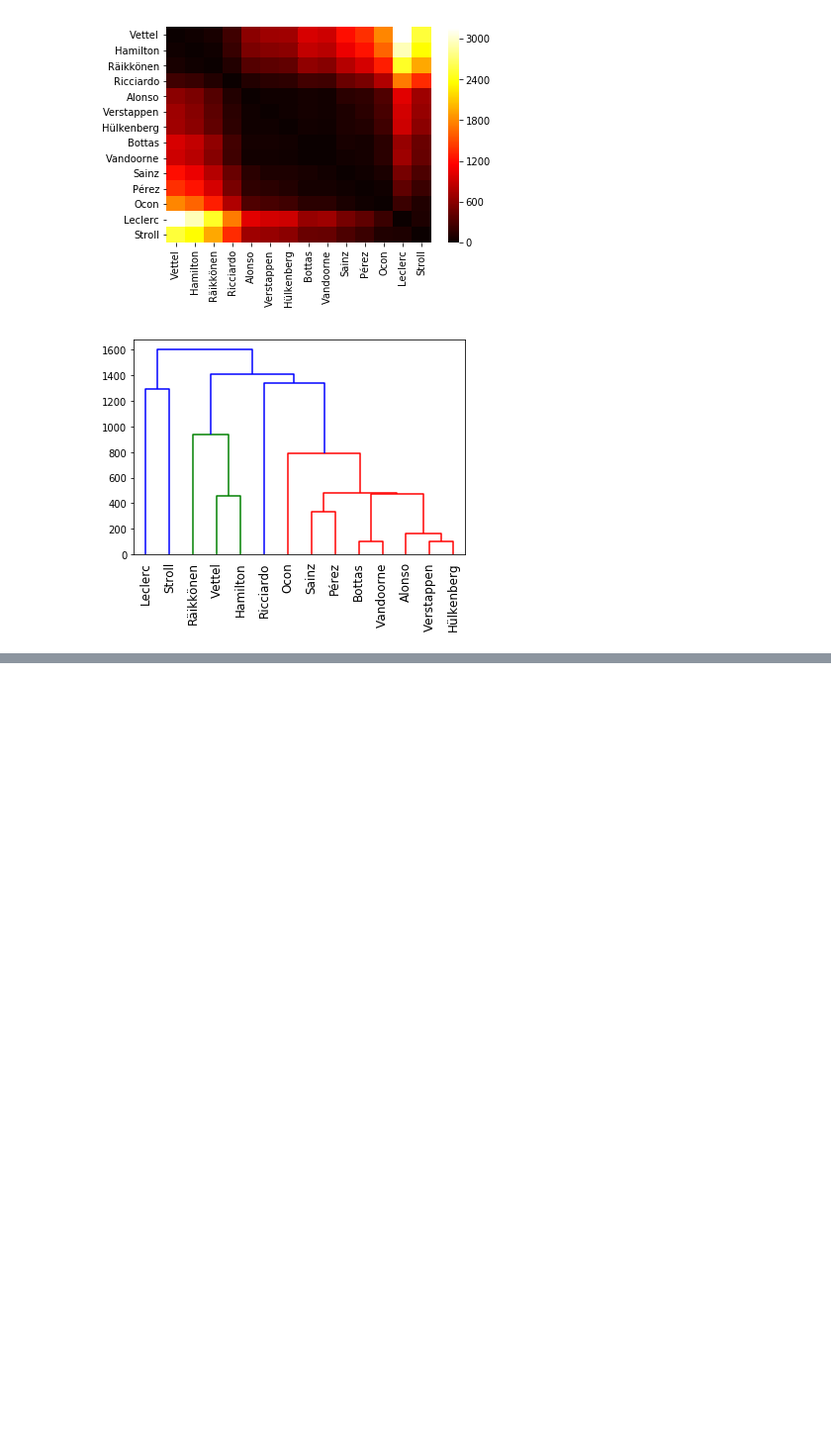
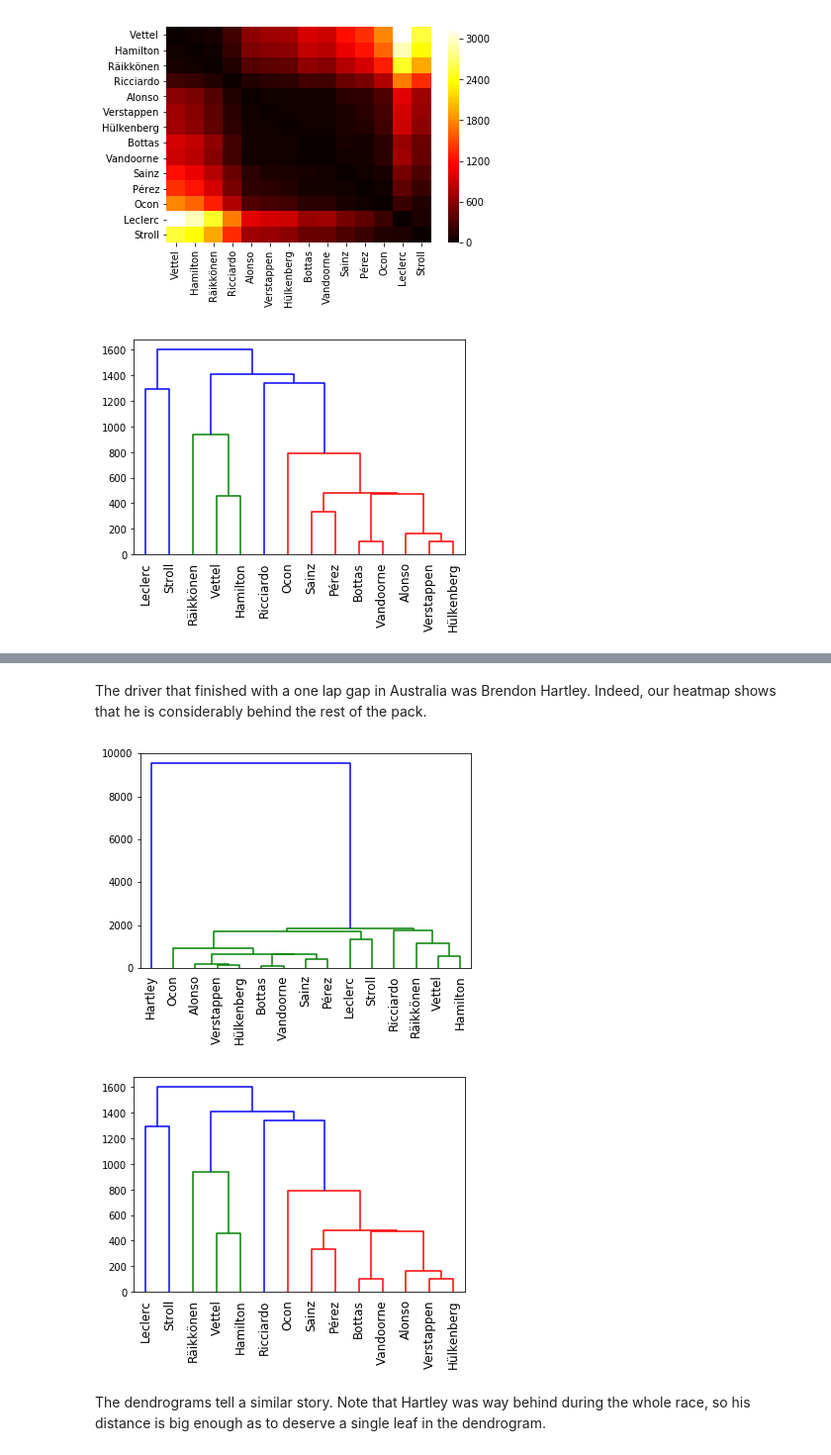
Before and after one commit to mr-gomez/Code19_F1_project, a Jupyter notebook: Lap time differences.ipynb, the cells around one changed output, grey strips where cells are left out. Shown: that part at 99% size. Saved outputs shown, nothing was run; the diff lists cells and outputs as text; code cells hidden in the pictures; blank space fills up the shorter version.

```diff
--- a/Lap time differences.ipynb
+++ b/Lap time differences.ipynb
@@ -321,0 +370,16 @@ array([ 20,   1,   8, 817,   4, 830, 807, 822, 838, 832, 815, 839, 844,
+# %% [markdown]
+The driver that finished with a one lap gap in Australia was Brendon Hartley. Indeed, our heatmap shows that he is considerably behind the rest of the pack.
+# %%
+# And compare the dendrograms
+plt.figure()
+linked_f = linkage(distances_f);
+diag = dendrogram(linked_f, labels=names_f, leaf_rotation=90)
+
+plt.figure()
+linked = linkage(distances);
+diag = dendrogram(linked, labels=names, leaf_rotation=90)
+# %% [output]
+[figure, added]
+[figure, added]
+# %% [markdown]
+The dendrograms tell a similar story. Note that Hartley was way behind during the whole race, so his distance is big enough as to deserve a single leaf in the dendrogram.
```
Also changed, not shown: parts of 25 cells of this notebook, 2 other files.
